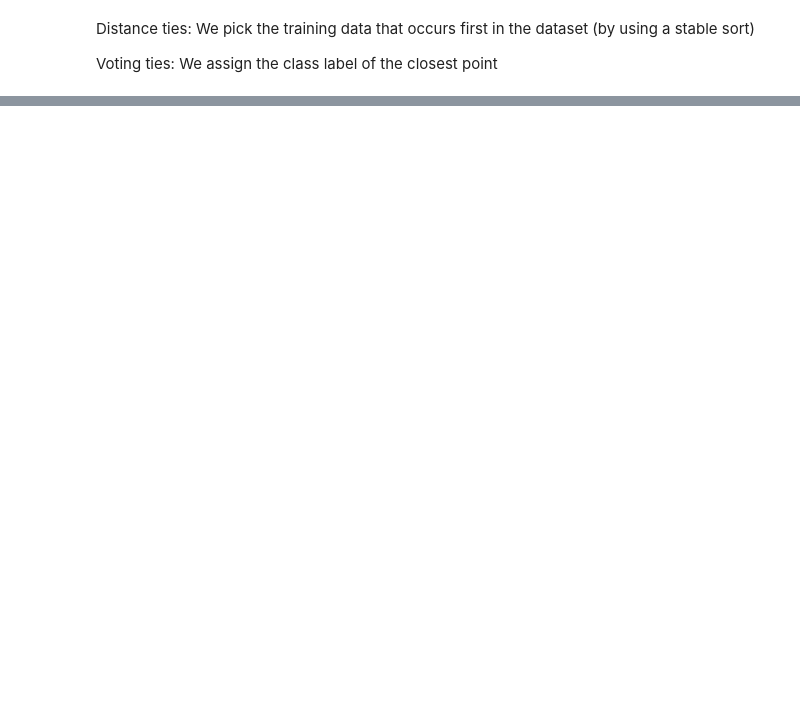
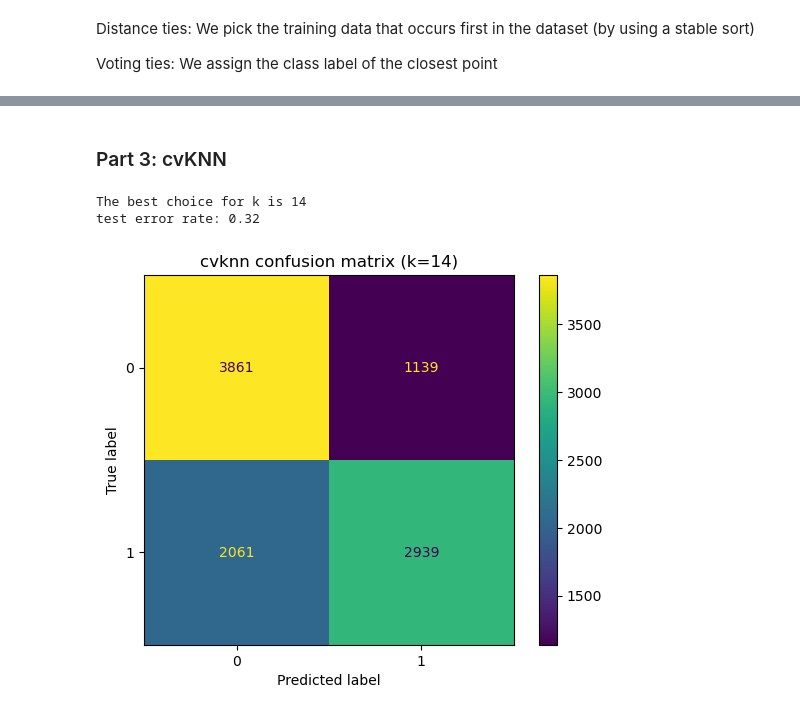
Before and after one commit to oliviagd/psl, a Jupyter notebook: coding_1/generate_data.ipynb, the cells around one changed output, grey strips where cells are left out. Cells and saved outputs as stored; diff of their text form; code cells hidden in the pictures; blank space fills up the shorter version.

Commit message:
Part 3 done

```diff
--- a/coding_1/generate_data.ipynb
+++ b/coding_1/generate_data.ipynb
@@ -138 +143,3 @@ plt.show()
 [figure]
+# %% [markdown]
+### Part 3: cvKNN
@@ -138,0 +188,11 @@ plt.show()
+# %%
+
+print(f"The best choice for k is {k}")
+print(f"test error rate: {np.mean(Ytest != Ypred)}")
+cm_display = metrics.ConfusionMatrixDisplay.from_predictions(Ytest, Ypred, display_labels = [0, 1])
+cm_display.ax_.set_title(f'cvknn confusion matrix (k={k})')
+plt.show()
+# %% [output]
+The best choice for k is 14
+test error rate: 0.32
+[figure, added]
```
Also changed, not shown: parts of 3 cells of this notebook, 1 other file.
